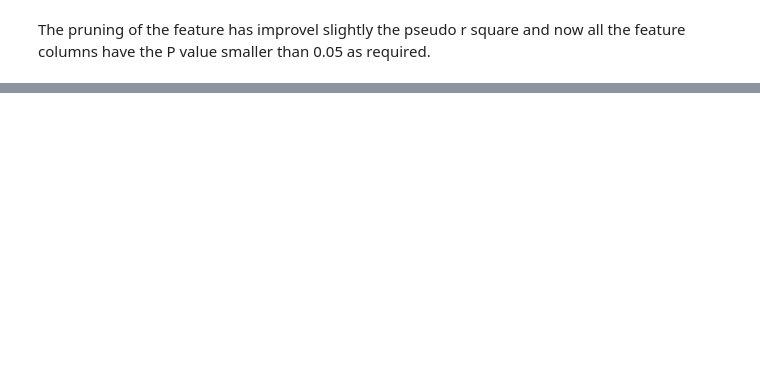
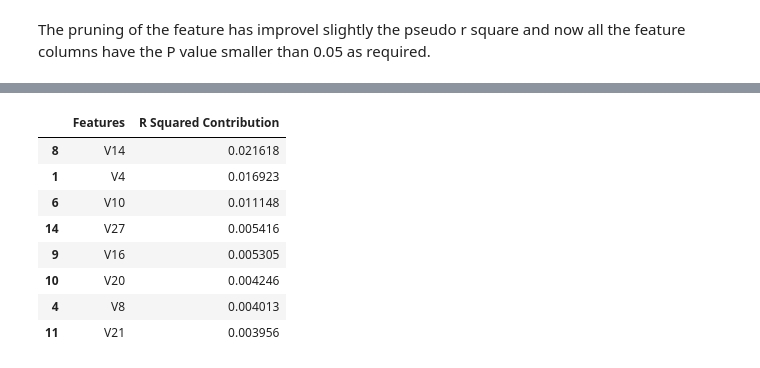
Before and after one commit to kamuma03/Fraud-Detection-Project, a Jupyter notebook: Data Analysis.ipynb, the cells around one changed output, grey strips where cells are left out. Cells and saved outputs as stored; diff of their text form; code cells hidden in the pictures; blank space fills up the shorter version.

Commit message:
Created the most influential features

```diff
--- a/Data Analysis.ipynb
+++ b/Data Analysis.ipynb
@@ -1042,0 +1052,25 @@ pickle.dump(test_df_final, open("/content/drive/My Drive/Colab Notebooks/test_df
+# %%
+# define the function as described above
+
+def most_influential_var(dataframe, response_col_name, features):
+
+  categorical_data = []
+
+  formula_string_trans = build_formula_string(response_col_name, categorical_data, features)
+  model_init = smf.logit(formula_string_trans, data=dataframe).fit()
+  rsquared_model = model_init.prsquared
+
+  rsquared =  []
+
+  for i, col in enumerate(features):
+
+    columns = [var for var in features if var not in col]
+    formula_string_trans = build_formula_string(response_col_name, categorical_data, columns)
+    model = smf.logit(formula_string_trans, data=dataframe).fit()
+    rsquared_dif= rsquared_model - model.prsquared
+    rsquared.append([col, rsquared_dif])
+
+  return rsquared
+# %%
+# run the function and the output is an array of feature and their respective R squared contribution
+influential_features = most_influential_var(train_df_final, "Class", columns_with_correlation_LR)
@@ -1042,0 +1095,14 @@ pickle.dump(test_df_final, open("/content/drive/My Drive/Colab Notebooks/test_df
+# %%
+# Converted the array to the dataframe to easily sort and show the fitrst 8 with the highest contribution
+df = pd.DataFrame(influential_features, columns=['Features', 'R Squared Contribution',])
+df.sort_values(by='R Squared Contribution', ascending=False).head(8)
+# %% [output]
+|  | Features | R Squared Contribution |
+| 8 | V14 | 0.021618 |
+| 1 | V4 | 0.016923 |
+| 6 | V10 | 0.011148 |
+| 14 | V27 | 0.005416 |
+| 9 | V16 | 0.005305 |
+| 10 | V20 | 0.004246 |
+| 4 | V8 | 0.004013 |
+| 11 | V21 | 0.003956 |
```
Also changed, not shown: parts of 7 cells of this notebook.
